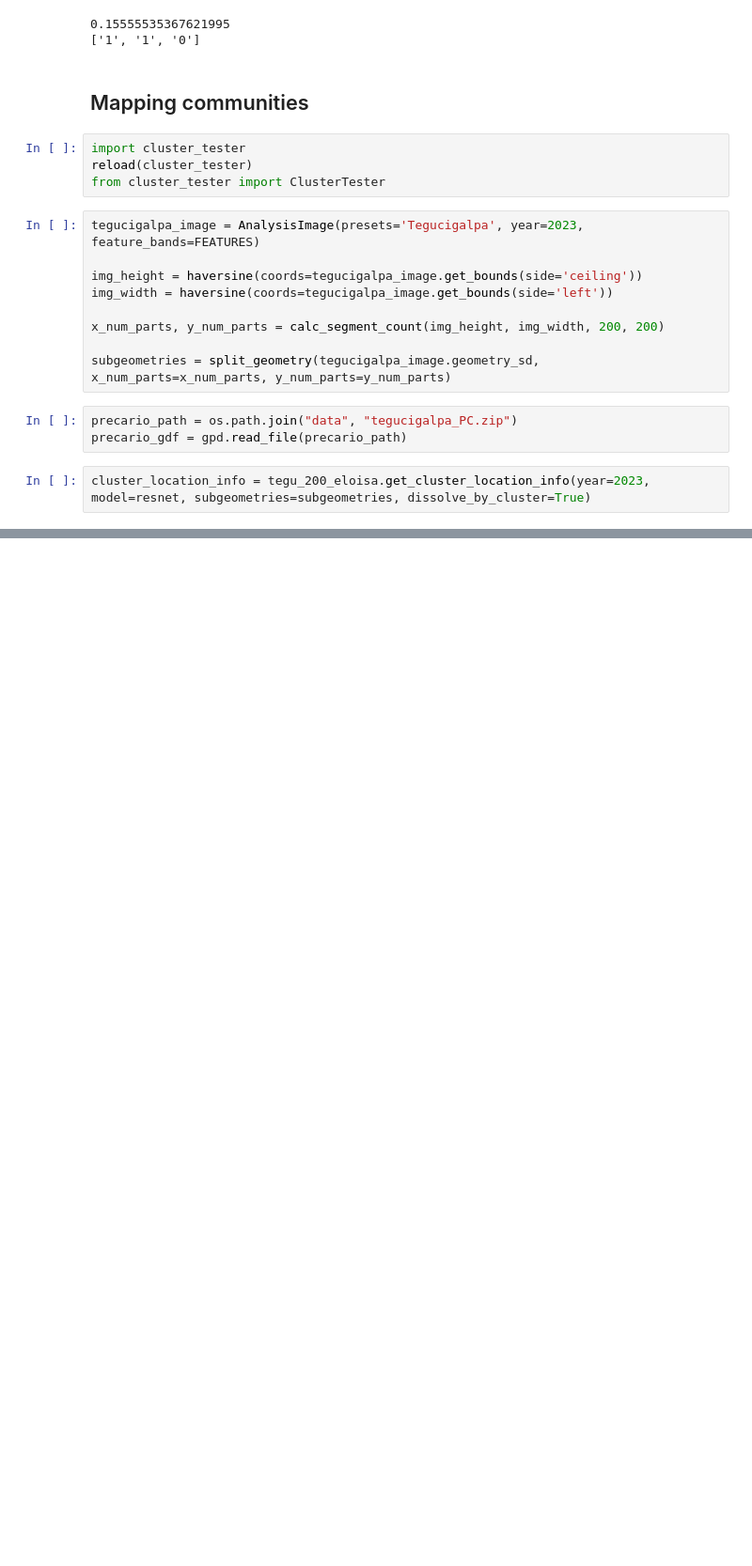
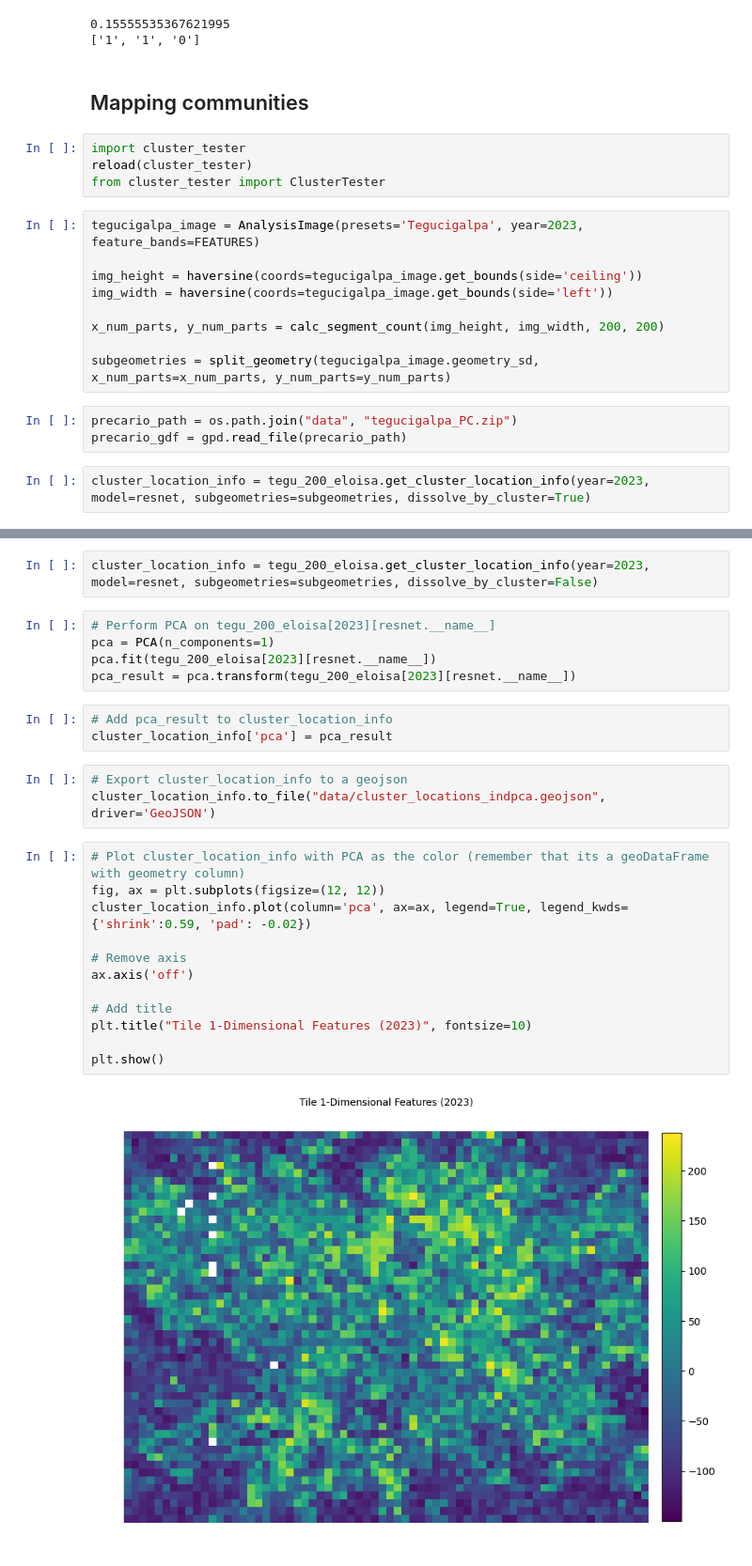
Before and after one commit to JuanesLamilla/TemporalClusterNet, a Jupyter notebook: time_series.ipynb, the cells around one changed output, grey strips where cells are left out. Shown at 94% size. Drawn from its saved outputs; the diff is of its cells as text; blank space fills up the shorter version.

Commit message:
Compute yearly cluster changes

```diff
--- a/time_series.ipynb
+++ b/time_series.ipynb
@@ -712,3 +724,30 @@ tegu_cluster_tester = ClusterTester(cluster_location_info=cluster_location_info,
 tegu_cluster_tester.plot_clusters()
 # %% [output]
 [interactive output not drawn]
+# %%
+cluster_location_info = tegu_200_eloisa.get_cluster_location_info(year=2023, model=resnet, subgeometries=subgeometries, dissolve_by_cluster=False)
+# %%
+# Perform PCA on tegu_200_eloisa[2023][resnet.__name__]
+pca = PCA(n_components=1)
+pca.fit(tegu_200_eloisa[2023][resnet.__name__])
+pca_result = pca.transform(tegu_200_eloisa[2023][resnet.__name__])
+# %%
+# Add pca_result to cluster_location_info
+cluster_location_info['pca'] = pca_result
+# %%
+# Export cluster_location_info to a geojson
+cluster_location_info.to_file("data/cluster_locations_indpca.geojson", driver='GeoJSON')
+# %%
+# Plot cluster_location_info with PCA as the color (remember that its a geoDataFrame with geometry column)
+fig, ax = plt.subplots(figsize=(12, 12))
+cluster_location_info.plot(column='pca', ax=ax, legend=True, legend_kwds={'shrink':0.59, 'pad': -0.02})
+
+# Remove axis
+ax.axis('off')
+
+# Add title
+plt.title("Tile 1-Dimensional Features (2023)", fontsize=10)
+
+plt.show()
+# %% [output]
+[figure, added]
```
Also changed, not shown: parts of 19 cells of this notebook.
